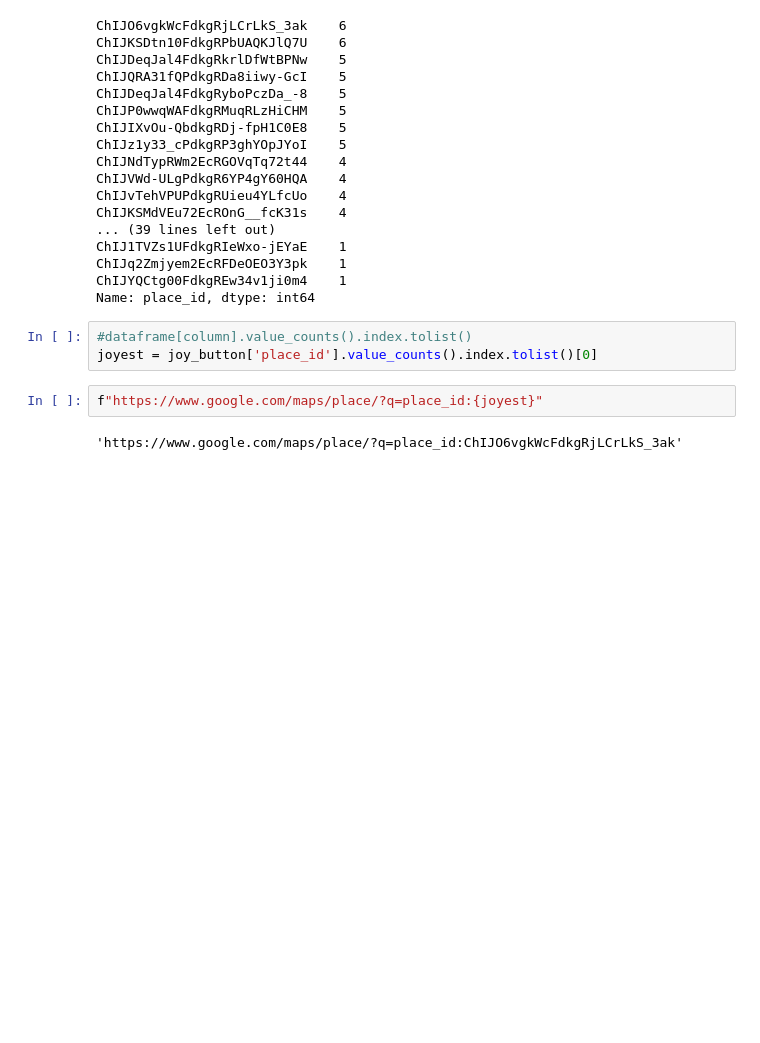
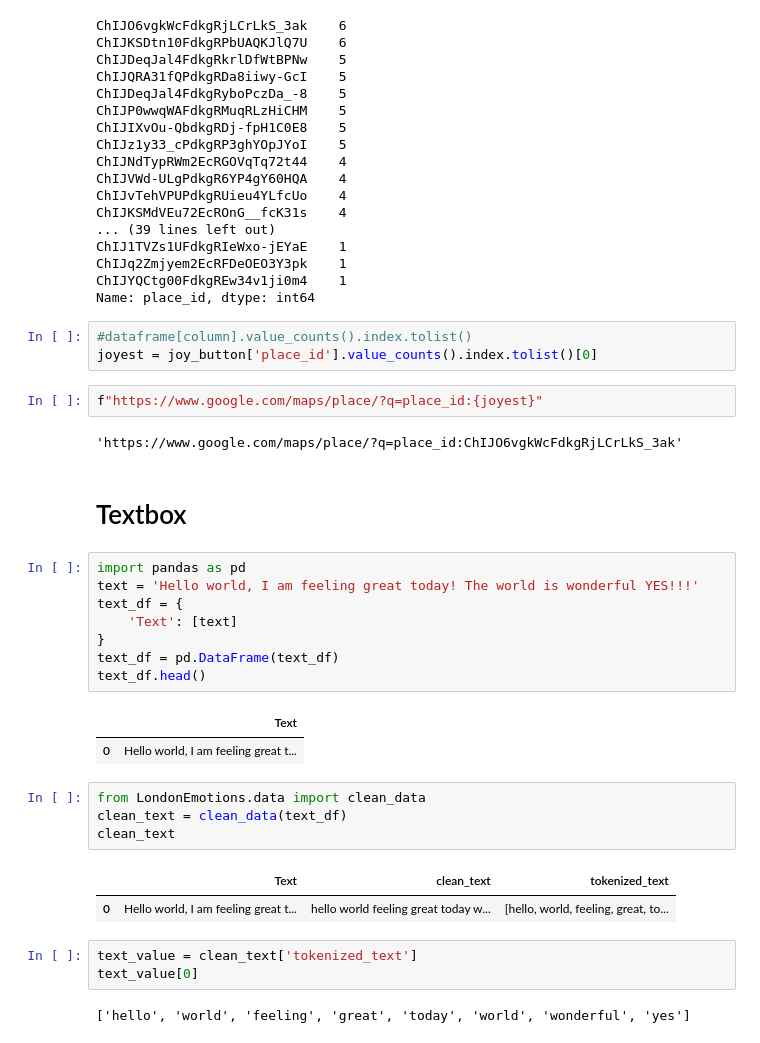
Before and after one commit to alanying/london-emotions, a Jupyter notebook: notebook/alan_prediction.ipynb, the cells around one changed output. Saved outputs shown, nothing was run; the diff lists cells and outputs as text; blank space fills up the shorter version.

Commit message:
Add textbox

```diff
--- a/notebook/alan_prediction.ipynb
+++ b/notebook/alan_prediction.ipynb
@@ -491,3 +491,28 @@ joyest = joy_button['place_id'].value_counts().index.tolist()[0]
 f"https://www.google.com/maps/place/?q=place_id:{joyest}"
 # %% [output]
 'https://www.google.com/maps/place/?q=place_id:ChIJO6vgkWcFdkgRjLCrLkS_3ak'
+# %% [markdown]
+# Textbox
+# %%
+import pandas as pd
+text = 'Hello world, I am feeling great today! The world is wonderful YES!!!'
+text_df = {
+    'Text': [text]
+}
+text_df = pd.DataFrame(text_df)
+text_df.head()
+# %% [output]
+|  | Text |
+| 0 | Hello world, I am feeling great t... |
+# %%
+from LondonEmotions.data import clean_data
+clean_text = clean_data(text_df)
+clean_text
+# %% [output]
+|  | Text | clean_text | tokenized_text |
+| 0 | Hello world, I am feeling great t... | hello world feeling great today w... | [hello, world, feeling, great, to... |
+# %%
+text_value = clean_text['tokenized_text']
+text_value[0]
+# %% [output]
+['hello', 'world', 'feeling', 'great', 'today', 'world', 'wonderful', 'yes']
```
Also changed, not shown: parts of 7 cells of this notebook, 4 other files.
